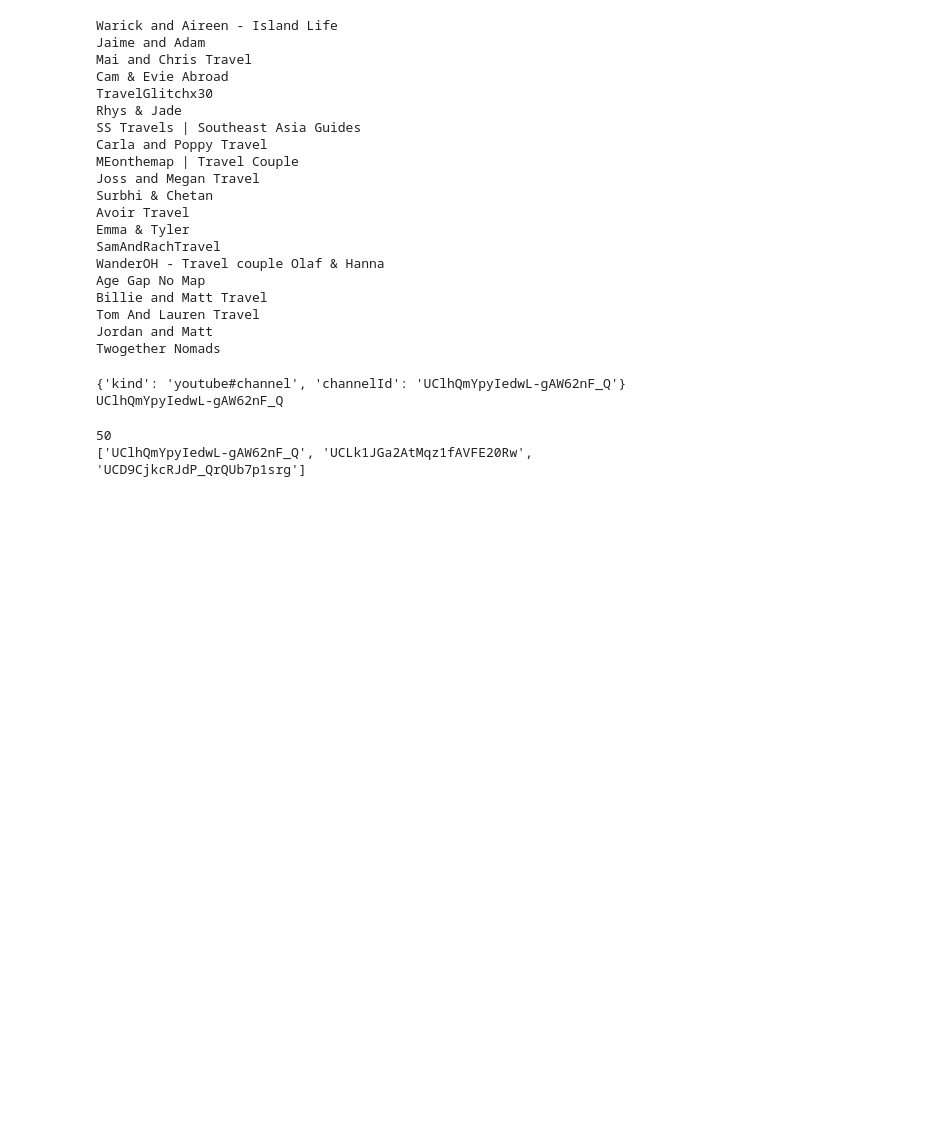
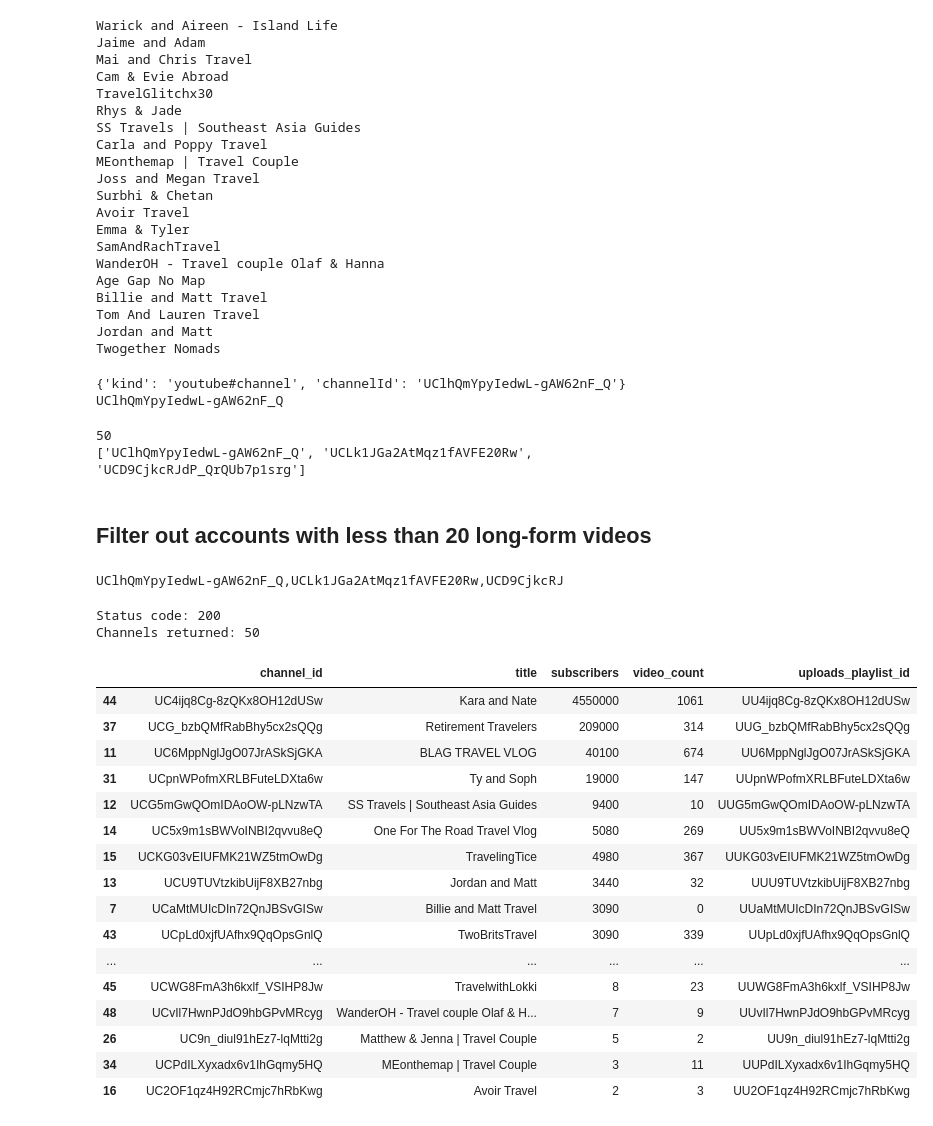
Before and after one commit to Rpvermaak/youtube-title-predictor, a Jupyter notebook: explore_api.ipynb, the cells around one changed output. Saved outputs shown, nothing was run; the diff lists cells and outputs as text; code cells hidden in the pictures; blank space fills up the shorter version.

```diff
--- a/explore_api.ipynb
+++ b/explore_api.ipynb
@@ -225,3 +223,58 @@ print(channel_ids[:3])
 # %% [output]
 50
 ['UClhQmYpyIedwL-gAW62nF_Q', 'UCLk1JGa2AtMqz1fAVFE20Rw', 'UCD9CjkcRJdP_QrQUb7p1srg']
+# %% [markdown]
+## Filter out accounts with less than 20 long-form videos
+# %%
+ids_string = ",".join(channel_ids)
+print(ids_string[:60])
+# %% [output]
+UClhQmYpyIedwL-gAW62nF_Q,UCLk1JGa2AtMqz1fAVFE20Rw,UCD9CjkcRJ
+# %%
+params = {
+    "part": "snippet,statistics,contentDetails",
+    "id": ids_string,
+    "key": api_key,
+}
+
+response = get(URL, params=params, timeout=10)
+print("Status code:", response.status_code)
+
+found = response.json()
+print("Channels returned:", len(found["items"]))
+# %% [output]
+Status code: 200
+Channels returned: 50
+# %%
+found_rows = []
+
+for item in found["items"]:
+    found_rows.append({
+        "channel_id": item["id"],                           # a plain string here, not a dict
+        "title": item["snippet"]["title"],
+        "subscribers": int(item["statistics"].get("subscriberCount", 0)),
+        "video_count": int(item["statistics"].get("videoCount", 0)),
+        "uploads_playlist_id": item["contentDetails"]["relatedPlaylists"]["uploads"],
+    })
+
+found_df = pd.DataFrame(found_rows)
+found_df = found_df.sort_values(by="subscribers", ascending=False)
+found_df
+# %% [output]
+|  | channel_id | title | subscribers | video_count | uploads_playlist_id |
+| 44 | UC4ijq8Cg-8zQKx8OH12dUSw | Kara and Nate | 4550000 | 1061 | UU4ijq8Cg-8zQKx8OH12dUSw |
+| 37 | UCG_bzbQMfRabBhy5cx2sQQg | Retirement Travelers | 209000 | 314 | UUG_bzbQMfRabBhy5cx2sQQg |
+| 11 | UC6MppNglJgO07JrASkSjGKA | BLAG TRAVEL VLOG | 40100 | 674 | UU6MppNglJgO07JrASkSjGKA |
+| 31 | UCpnWPofmXRLBFuteLDXta6w | Ty and Soph | 19000 | 147 | UUpnWPofmXRLBFuteLDXta6w |
+| 12 | UCG5mGwQOmIDAoOW-pLNzwTA | SS Travels | Southeast Asia Guides | 9400 | 10 | UUG5mGwQOmIDAoOW-pLNzwTA |
+| 14 | UC5x9m1sBWVoINBI2qvvu8eQ | One For The Road Travel Vlog | 5080 | 269 | UU5x9m1sBWVoINBI2qvvu8eQ |
+| 15 | UCKG03vEIUFMK21WZ5tmOwDg | TravelingTice | 4980 | 367 | UUKG03vEIUFMK21WZ5tmOwDg |
+| 13 | UCU9TUVtzkibUijF8XB27nbg | Jordan and Matt | 3440 | 32 | UUU9TUVtzkibUijF8XB27nbg |
+| 7 | UCaMtMUIcDIn72QnJBSvGISw | Billie and Matt Travel | 3090 | 0 | UUaMtMUIcDIn72QnJBSvGISw |
+| 43 | UCpLd0xjfUAfhx9QqOpsGnlQ | TwoBritsTravel | 3090 | 339 | UUpLd0xjfUAfhx9QqOpsGnlQ |
+| ... | ... | ... | ... | ... | ... |
+| 45 | UCWG8FmA3h6kxlf_VSIHP8Jw | TravelwithLokki | 8 | 23 | UUWG8FmA3h6kxlf_VSIHP8Jw |
+| 48 | UCvIl7HwnPJdO9hbGPvMRcyg | WanderOH - Travel couple Olaf & H... | 7 | 9 | UUvIl7HwnPJdO9hbGPvMRcyg |
+| 26 | UC9n_diul91hEz7-lqMtti2g | Matthew & Jenna | Travel Couple | 5 | 2 | UU9n_diul91hEz7-lqMtti2g |
+| 34 | UCPdILXyxadx6v1IhGqmy5HQ | MEonthemap | Travel Couple | 3 | 11 | UUPdILXyxadx6v1IhGqmy5HQ |
+| 16 | UC2OF1qz4H92RCmjc7hRbKwg | Avoir Travel | 2 | 3 | UU2OF1qz4H92RCmjc7hRbKwg |
```
Also changed, not shown: parts of 3 cells of this notebook.
